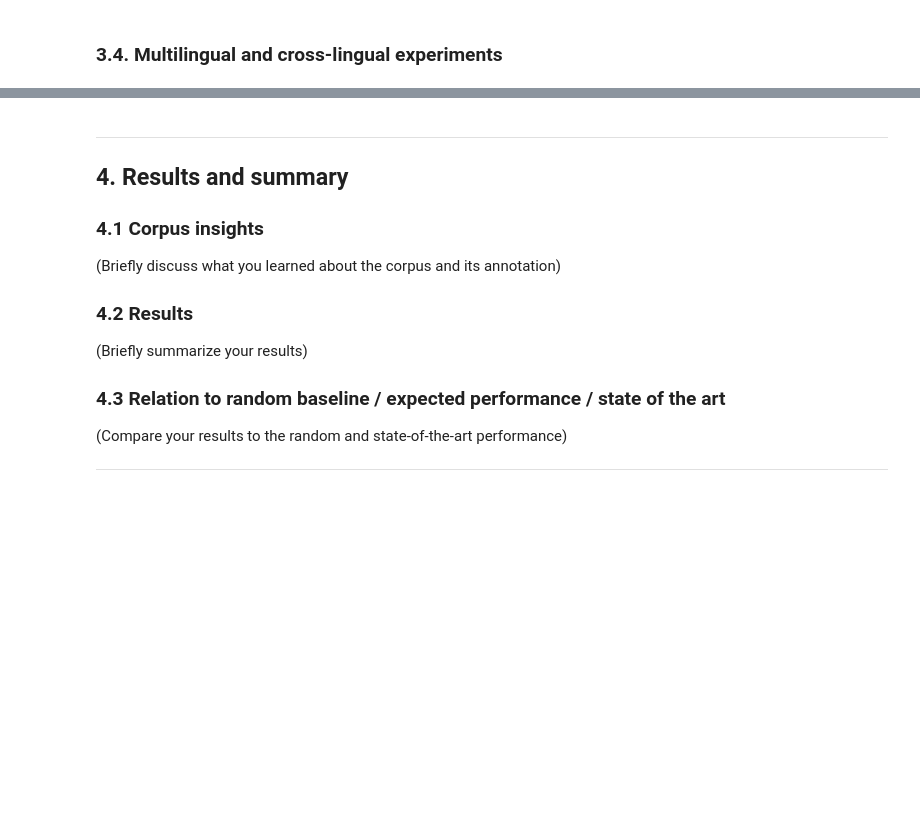
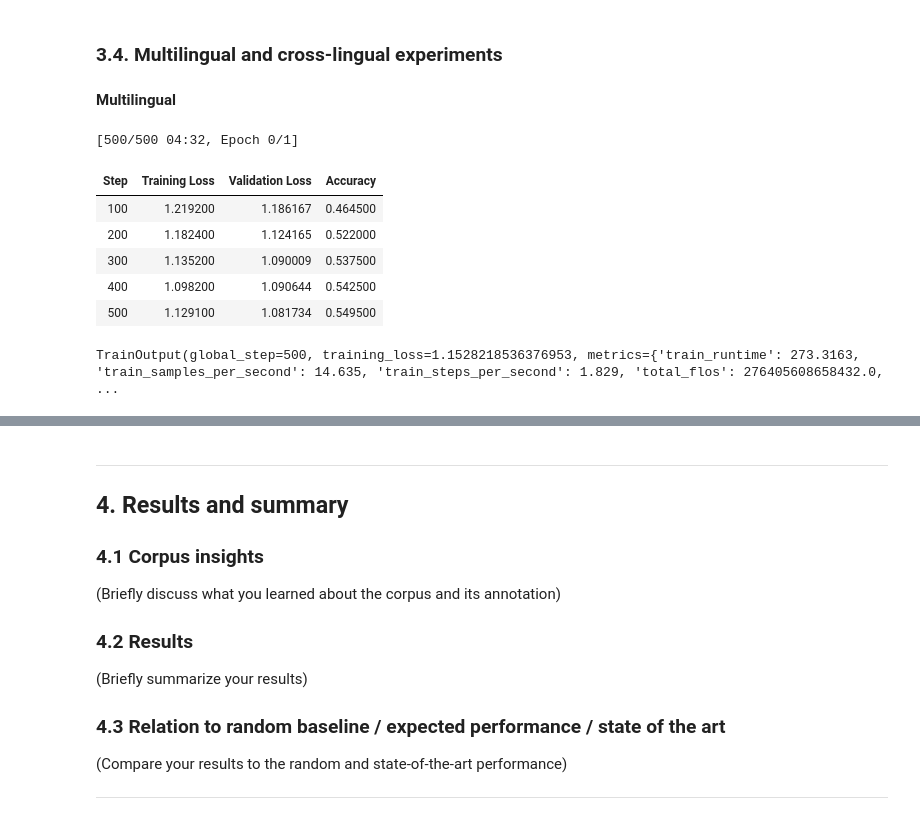
Before and after one commit to maryamteimouri/DL-HTL-course-project, a Jupyter notebook: DL_HTL_course_project.ipynb, the cells around one changed output, grey strips where cells are left out. Cells and saved outputs as stored; diff of their text form; code cells hidden in the pictures; blank space fills up the shorter version.

```diff
--- a/DL_HTL_course_project.ipynb
+++ b/DL_HTL_course_project.ipynb
@@ -176,0 +259,25 @@ ValueError: ignored
+# %% [markdown]
+**Multilingual**
+# %%
+de_en_trainer = None
+de_en_trainer = transformers.Trainer(
+    model=model,
+    args=trainer_args,
+    train_dataset=merge_dataset['train'],
+    eval_dataset=merge_dataset['validation'],
+    compute_metrics=compute_accuracy,
+    data_collator=data_collator,
+    tokenizer = tokenizer,
+    callbacks=[early_stopping, training_logs]
+)
+
+de_en_trainer.train()
+# %% [output]
+[500/500 04:32, Epoch 0/1]
+| Step | Training Loss | Validation Loss | Accuracy |
+| 100 | 1.219200 | 1.186167 | 0.464500 |
+| 200 | 1.182400 | 1.124165 | 0.522000 |
+| 300 | 1.135200 | 1.090009 | 0.537500 |
+| 400 | 1.098200 | 1.090644 | 0.542500 |
+| 500 | 1.129100 | 1.081734 | 0.549500 |
+TrainOutput(global_step=500, training_loss=1.1528218536376953, metrics={'train_runtime': 273.3163, 'train_samples_per_second': 14.635, 'train_steps_per_second': 1.829, 'total_flos': 276405608658432.0, ...
```
Also changed, not shown: parts of 17 cells of this notebook.
